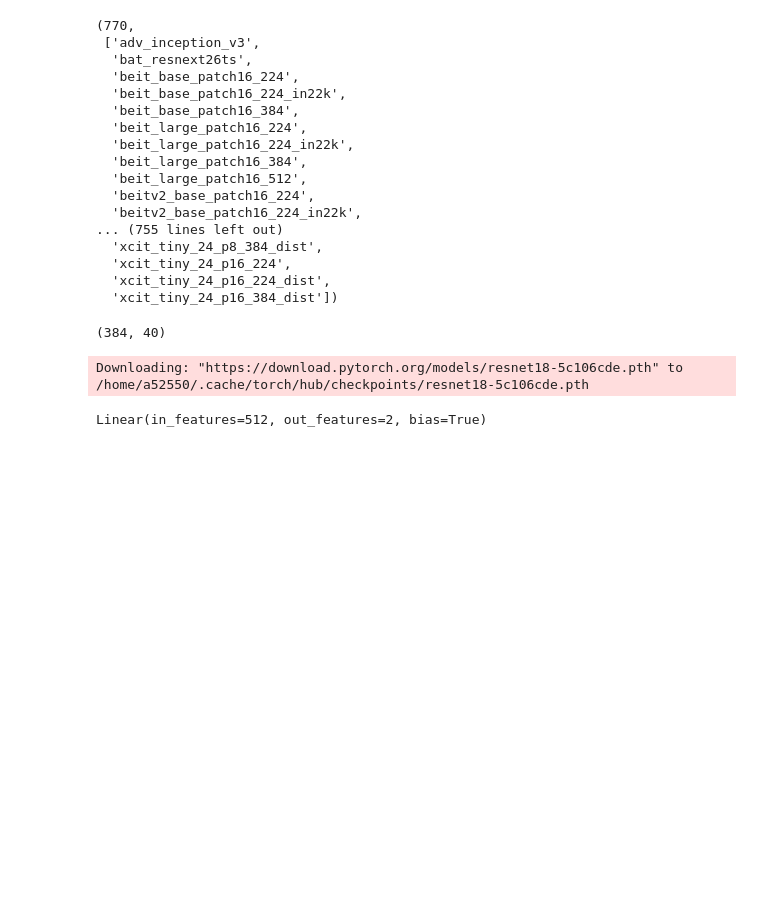
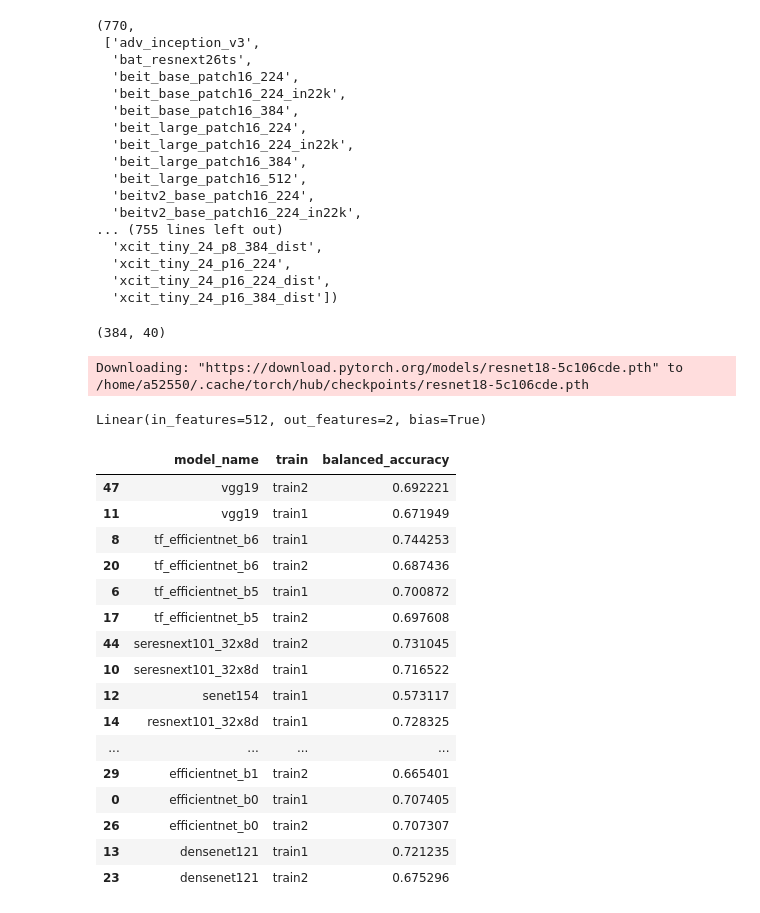
Before and after one commit to giuzis/masters, a Jupyter notebook: cnn/learning_cycle/benchmarks/isic/data_analisys_model.ipynb, the cells around one changed output. Saved outputs shown, nothing was run; the diff lists cells and outputs as text; code cells hidden in the pictures; blank space fills up the shorter version.

Commit message:
new isic version, model

```diff
--- a/cnn/learning_cycle/benchmarks/isic/data_analisys_model.ipynb
+++ b/cnn/learning_cycle/benchmarks/isic/data_analisys_model.ipynb
@@ -642,3 +642,30 @@ model.fc = nn.Sequential(
 # %% [output]
 Downloading: "https://download.pytorch.org/models/resnet18-5c106cde.pth" to /home/a52550/.cache/torch/hub/checkpoints/resnet18-5c106cde.pth
 Linear(in_features=512, out_features=2, bias=True)
+# %%
+import pandas as pd
+
+df_best_results_noDA_noPP = pd.read_csv('results/best_results_noDA_noPP_2.csv')
+df_best_results_noDA_noPP['train'] = 'train1'
+df_all_metrics = pd.read_csv('results/all_metrics.csv')
+df_all_metrics['train'] = 'train2'
+df_concat = pd.concat([df_best_results_noDA_noPP, df_all_metrics], ignore_index=True)
+df_concat[df_concat['partition'] == 'test'][['model_name', 'train', 'balanced_accuracy']].sort_values(by = ['model_name', 'balanced_accuracy'], ascending=False)
+# %% [output]
+|  | model_name | train | balanced_accuracy |
+| 47 | vgg19 | train2 | 0.692221 |
+| 11 | vgg19 | train1 | 0.671949 |
+| 8 | tf_efficientnet_b6 | train1 | 0.744253 |
+| 20 | tf_efficientnet_b6 | train2 | 0.687436 |
+| 6 | tf_efficientnet_b5 | train1 | 0.700872 |
+| 17 | tf_efficientnet_b5 | train2 | 0.697608 |
+| 44 | seresnext101_32x8d | train2 | 0.731045 |
+| 10 | seresnext101_32x8d | train1 | 0.716522 |
+| 12 | senet154 | train1 | 0.573117 |
+| 14 | resnext101_32x8d | train1 | 0.728325 |
+| ... | ... | ... | ... |
+| 29 | efficientnet_b1 | train2 | 0.665401 |
+| 0 | efficientnet_b0 | train1 | 0.707405 |
+| 26 | efficientnet_b0 | train2 | 0.707307 |
+| 13 | densenet121 | train1 | 0.721235 |
+| 23 | densenet121 | train2 | 0.675296 |
```
Also changed, not shown: parts of 2 cells of this notebook, 2 other files.
